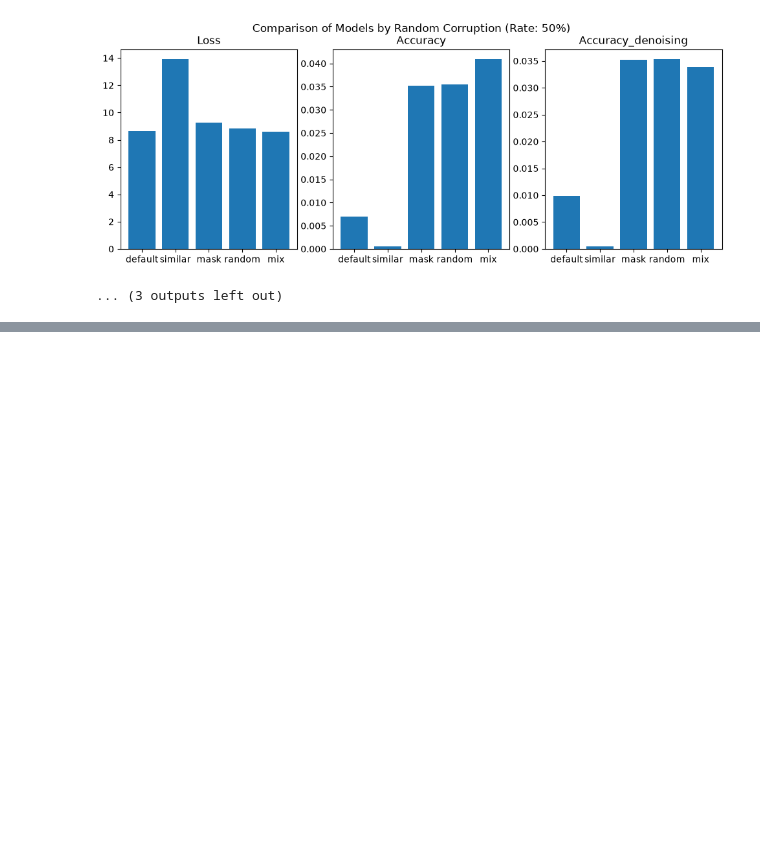
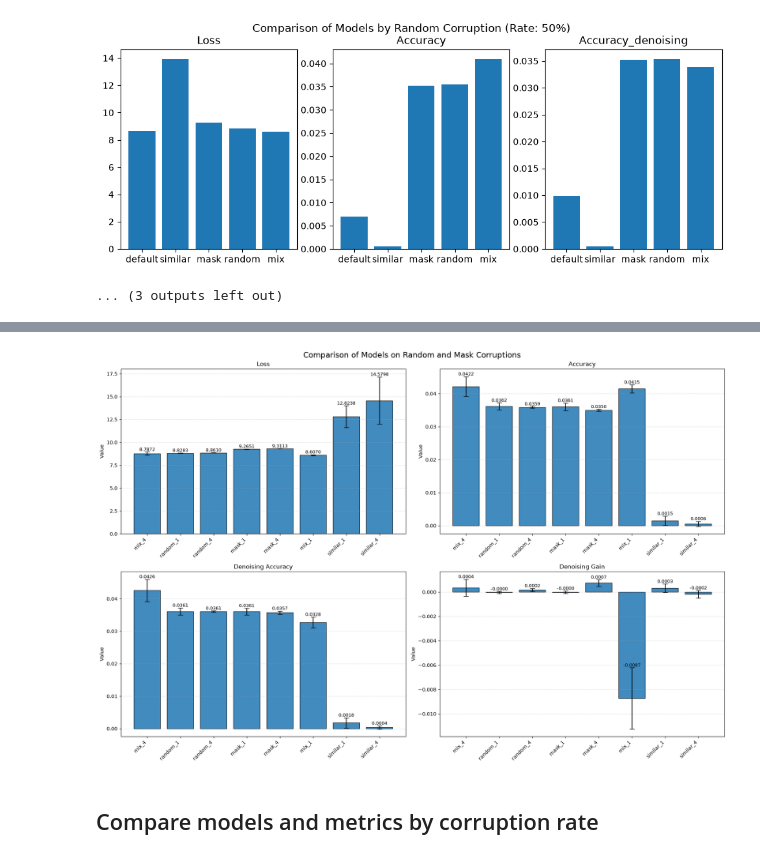
Before and after one commit to AndreRab/Multi-Phase-Corruption-Curriculum-for-Diffusion-Language-Models-training, a Jupyter notebook: results/results.ipynb, the cells around one changed output, grey strips where cells are left out. Cells and saved outputs as stored; diff of their text form; code cells hidden in the pictures; blank space fills up the shorter version.

```diff
--- a/results/results.ipynb
+++ b/results/results.ipynb
@@ -301,0 +415,6 @@ df_random_mask_cr.groupby(
+# %%
+plot_metric_barplots(df_random_mask_cr_grouped)
+# %% [output]
+[figure, added]
+# %% [markdown]
+## Compare models and metrics by corruption rate
```
Also changed, not shown: parts of 33 cells of this notebook, 1 other file.
